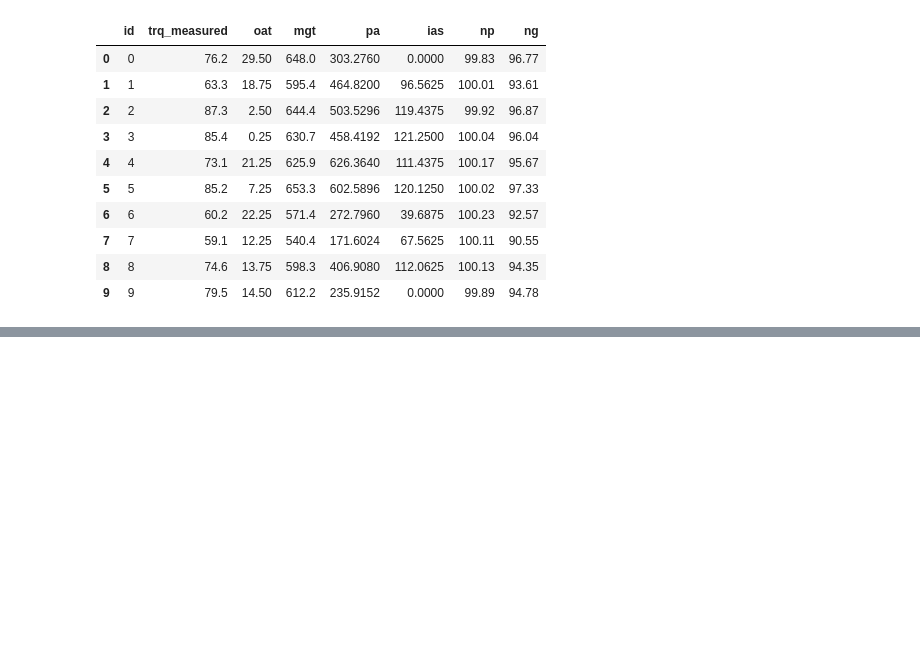
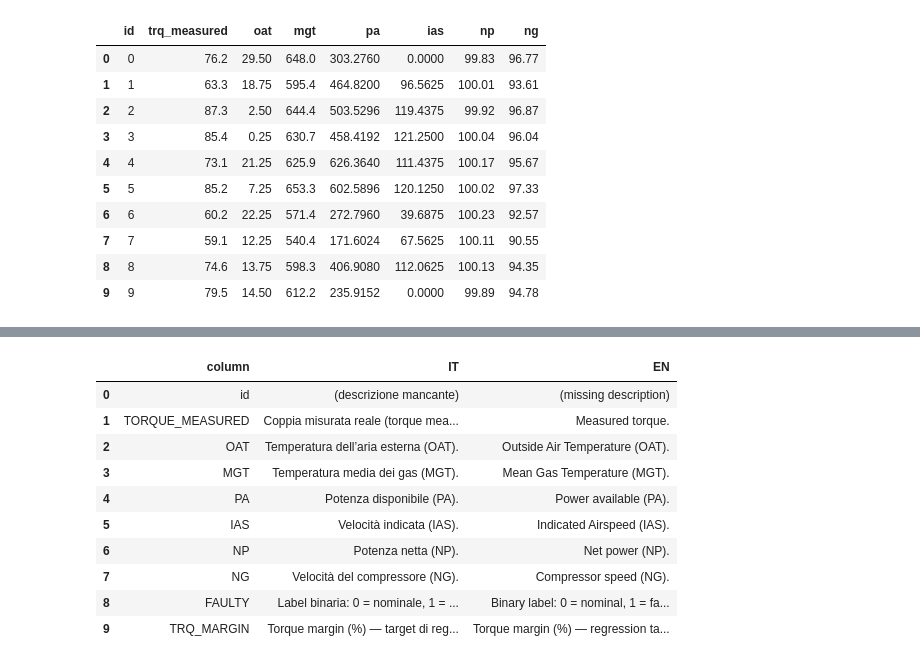
Before and after one commit to Catalinaqi/Project_MPPR-AI_B_PHM_America_2024, a Jupyter notebook: notebooks/test_read_data.ipynb, the cells around one changed output, grey strips where cells are left out. Saved outputs shown, nothing was run; the diff lists cells and outputs as text; code cells hidden in the pictures; blank space fills up the shorter version.

```diff
--- a/notebooks/test_read_data.ipynb
+++ b/notebooks/test_read_data.ipynb
@@ -124,0 +311,68 @@ x_validation shape: (21436, 8)
+# %%
+col_desc = {
+    "ID": {
+        "it": "Indice del campione (ID univoco della riga).",
+        "en": "Sample index (unique row ID)."
+    },
+
+    # Features (X)
+    "TORQUE_MEASURED": {
+        "it": "Coppia misurata reale (torque measured).",
+        "en": "Measured torque."
+    },
+    "OAT": {
+        "it": "Temperatura dell’aria esterna (OAT).",
+        "en": "Outside Air Temperature (OAT)."
+    },
+    "MGT": {
+        "it": "Temperatura media dei gas (MGT).",
+        "en": "Mean Gas Temperature (MGT)."
+    },
+    "PA": {
+        "it": "Potenza disponibile (PA).",
+        "en": "Power available (PA)."
+    },
+    "IAS": {
+        "it": "Velocità indicata (IAS).",
+        "en": "Indicated Airspeed (IAS)."
+    },
+    "NP": {
+        "it": "Potenza netta (NP).",
+        "en": "Net power (NP)."
+    },
+    "NG": {
+        "it": "Velocità del compressore (NG).",
+        "en": "Compressor speed (NG)."
+    },
+
+    # Targets (Y)
+    "FAULTY": {
+        "it": "Label binaria: 0 = nominale (sano), 1 = guasto.",
+        "en": "Binary label: 0 = nominal, 1 = faulty."
+    },
+    "TRQ_MARGIN": {
+        "it": "Torque margin (%) — target di regressione.",
+        "en": "Torque margin (%) — regression target."
+    },
+}
+
+# Create a legend DataFrame for display
+legend_rows = []
+for c in df_train_named.columns:
+    d = col_desc.get(c, {"it": "(descrizione mancante)", "en": "(missing description)"})
+    legend_rows.append({"column": c, "IT": d["it"], "EN": d["en"]})
+# Display the legend as a DataFrame
+legend_df = pd.DataFrame(legend_rows)
+display(legend_df)
+# %% [output]
+|  | column | IT | EN |
+| 0 | id | (descrizione mancante) | (missing description) |
+| 1 | TORQUE_MEASURED | Coppia misurata reale (torque mea... | Measured torque. |
+| 2 | OAT | Temperatura dell’aria esterna (OAT). | Outside Air Temperature (OAT). |
+| 3 | MGT | Temperatura media dei gas (MGT). | Mean Gas Temperature (MGT). |
+| 4 | PA | Potenza disponibile (PA). | Power available (PA). |
+| 5 | IAS | Velocità indicata (IAS). | Indicated Airspeed (IAS). |
+| 6 | NP | Potenza netta (NP). | Net power (NP). |
+| 7 | NG | Velocità del compressore (NG). | Compressor speed (NG). |
+| 8 | FAULTY | Label binaria: 0 = nominale, 1 = ... | Binary label: 0 = nominal, 1 = fa... |
+| 9 | TRQ_MARGIN | Torque margin (%) — target di reg... | Torque margin (%) — regression ta... |
```
Also changed, not shown: parts of 5 cells of this notebook, 52 other files.
